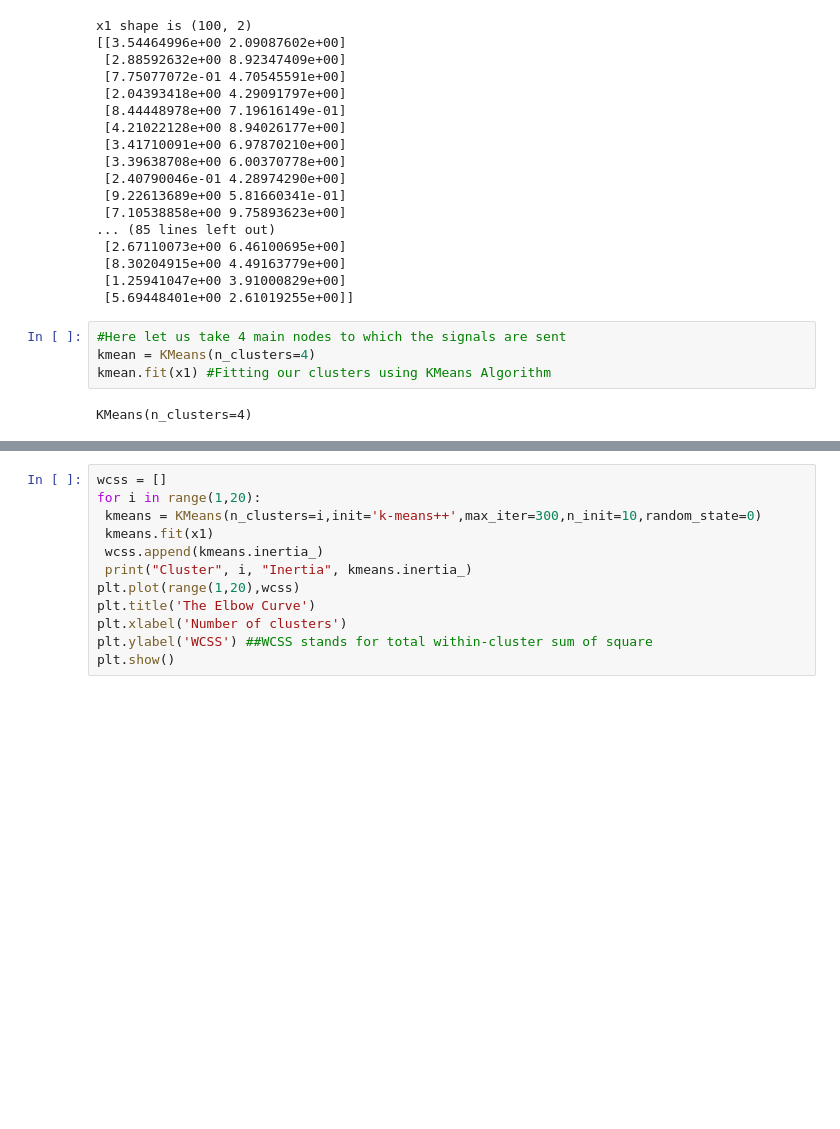
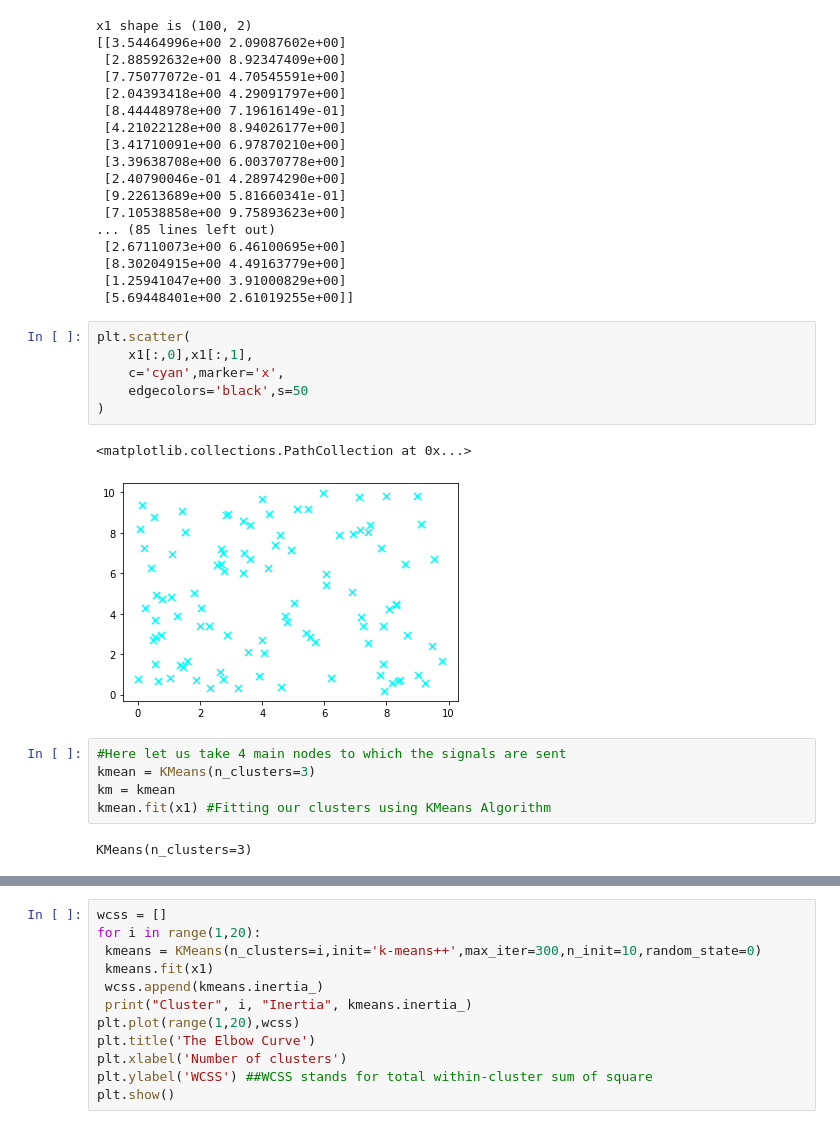
Before and after one commit to HarshitCodex/WSN-Clustering, a Jupyter notebook: wsn_clustering.ipynb, the cells around one changed output, grey strips where cells are left out. Drawn from its saved outputs; the diff is of its cells as text; blank space fills up the shorter version.

Commit message:
Add: Scatter plots

```diff
--- a/wsn_clustering.ipynb
+++ b/wsn_clustering.ipynb
@@ -29,12 +33,22 @@ x1 shape is (100, 2)
  [8.30204915e+00 4.49163779e+00]
  [1.25941047e+00 3.91000829e+00]
  [5.69448401e+00 2.61019255e+00]]
+# %%
+plt.scatter(
+    x1[:,0],x1[:,1],
+    c='cyan',marker='x',
+    edgecolors='black',s=50
+)
+# %% [output]
+<matplotlib.collections.PathCollection at 0x...>
+[figure, added]
 # %%
 #Here let us take 4 main nodes to which the signals are sent
-kmean = KMeans(n_clusters=4)
+kmean = KMeans(n_clusters=3)
+km = kmean
 kmean.fit(x1) #Fitting our clusters using KMeans Algorithm
 # %% [output]
-KMeans(n_clusters=4)
+KMeans(n_clusters=3)
 # %%
 kmean.cluster_centers_
 # %% [output]
```
Also changed, not shown: parts of 10 cells of this notebook.
